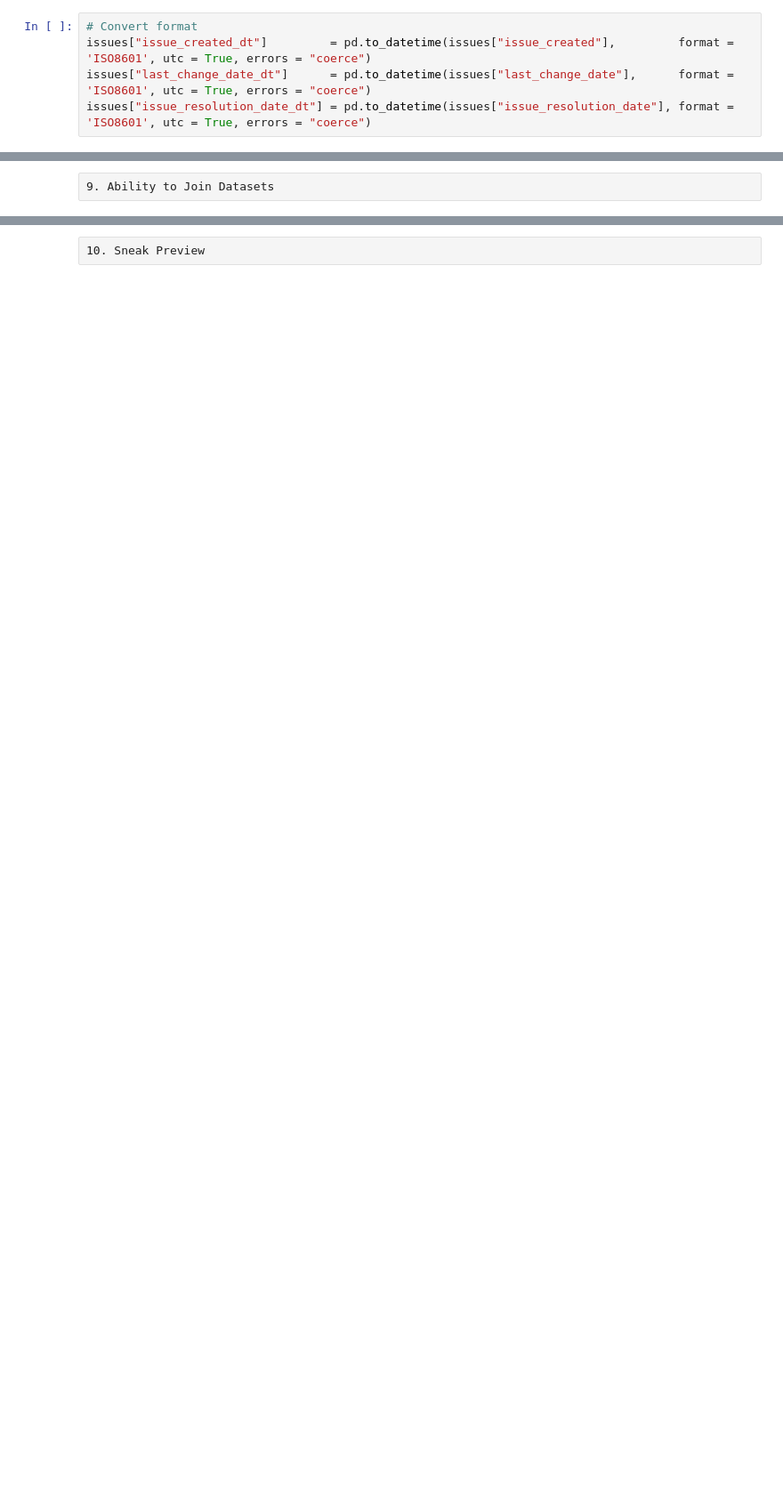
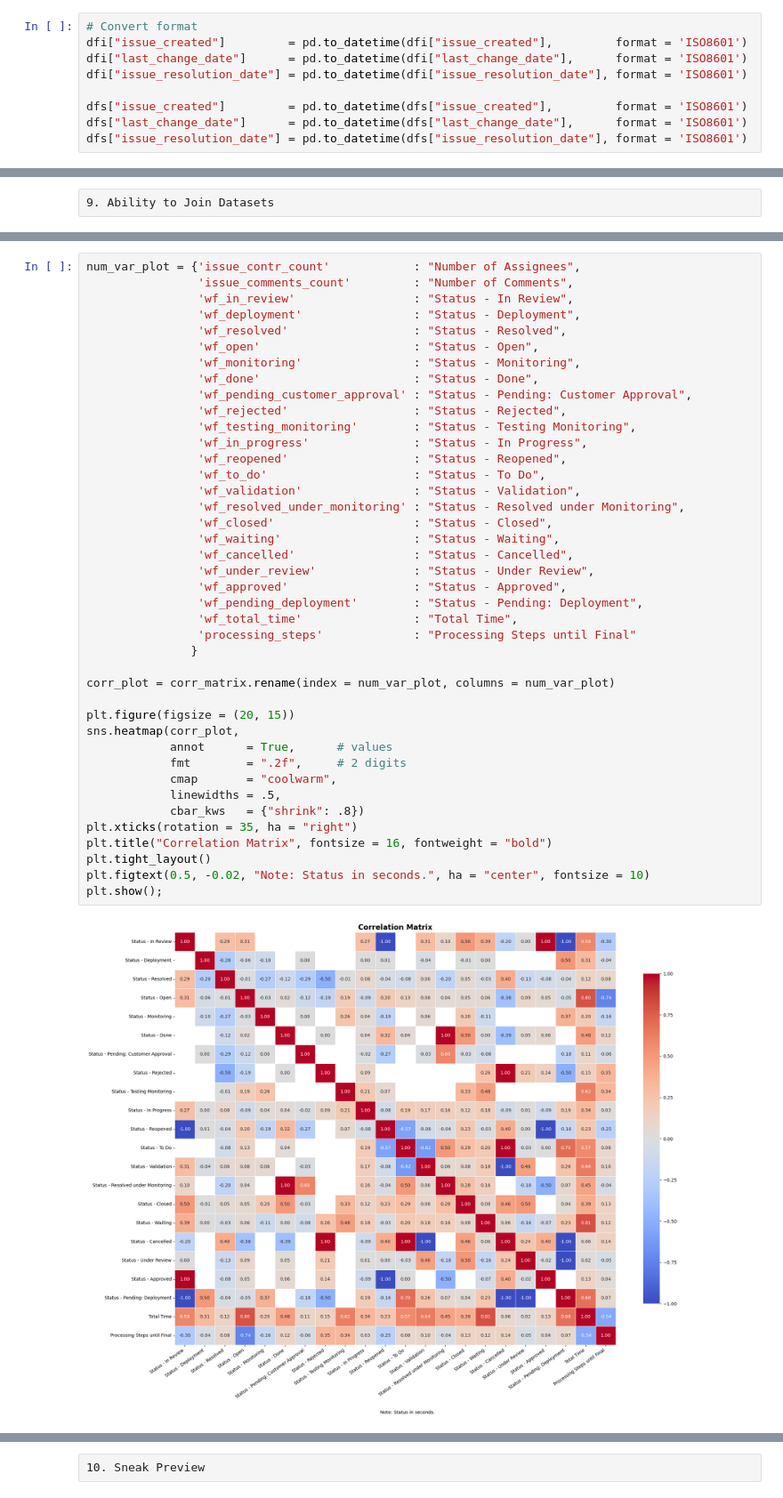
Before and after one commit to DataScientest-Studio/nov25_bds_int_helpdesk, a Jupyter notebook: notebooks/01_Data-inventory.ipynb, the cells around one changed output, grey strips where cells are left out. Shown at 89% size. Saved outputs shown, nothing was run; the diff lists cells and outputs as text; blank space fills up the shorter version.

```diff
--- a/notebooks/01_Data-inventory.ipynb
+++ b/notebooks/01_Data-inventory.ipynb
@@ -318,5 +336,9 @@ Note: Variables with 0% missing are omitted.
 # %%
 # Convert format
-issues["issue_created_dt"]         = pd.to_datetime(issues["issue_created"],         format = 'ISO8601', utc = True, errors = "coerce")
-issues["last_change_date_dt"]      = pd.to_datetime(issues["last_change_date"],      format = 'ISO8601', utc = True, errors = "coerce")
-issues["issue_resolution_date_dt"] = pd.to_datetime(issues["issue_resolution_date"], format = 'ISO8601', utc = True, errors = "coerce")
+dfi["issue_created"]         = pd.to_datetime(dfi["issue_created"],         format = 'ISO8601')
+dfi["last_change_date"]      = pd.to_datetime(dfi["last_change_date"],      format = 'ISO8601')
+dfi["issue_resolution_date"] = pd.to_datetime(dfi["issue_resolution_date"], format = 'ISO8601')
+
+dfs["issue_created"]         = pd.to_datetime(dfs["issue_created"],         format = 'ISO8601')
+dfs["last_change_date"]      = pd.to_datetime(dfs["last_change_date"],      format = 'ISO8601')
+dfs["issue_resolution_date"] = pd.to_datetime(dfs["issue_resolution_date"], format = 'ISO8601')
@@ -375,0 +437,43 @@ Issue IDs in Performance Ratings found in Issue IDs: 100.00% of unique IDs
+# %%
+num_var_plot = {'issue_contr_count'            : "Number of Assignees",
+                'issue_comments_count'         : "Number of Comments",
+                'wf_in_review'                 : "Status - In Review",
+                'wf_deployment'                : "Status - Deployment",
+                'wf_resolved'                  : "Status - Resolved",
+                'wf_open'                      : "Status - Open",
+                'wf_monitoring'                : "Status - Monitoring",
+                'wf_done'                      : "Status - Done",
+                'wf_pending_customer_approval' : "Status - Pending: Customer Approval",
+                'wf_rejected'                  : "Status - Rejected",
+                'wf_testing_monitoring'        : "Status - Testing Monitoring",
+                'wf_in_progress'               : "Status - In Progress",
+                'wf_reopened'                  : "Status - Reopened",
+                'wf_to_do'                     : "Status - To Do",
+                'wf_validation'                : "Status - Validation",
+                'wf_resolved_under_monitoring' : "Status - Resolved under Monitoring",
+                'wf_closed'                    : "Status - Closed",
+                'wf_waiting'                   : "Status - Waiting",
+                'wf_cancelled'                 : "Status - Cancelled",
+                'wf_under_review'              : "Status - Under Review",
+                'wf_approved'                  : "Status - Approved",
+                'wf_pending_deployment'        : "Status - Pending: Deployment",
+                'wf_total_time'                : "Total Time",
+                'processing_steps'             : "Processing Steps until Final"
+               }
+
+corr_plot = corr_matrix.rename(index = num_var_plot, columns = num_var_plot)
+
+plt.figure(figsize = (20, 15))
+sns.heatmap(corr_plot,
+            annot      = True,      # values
+            fmt        = ".2f",     # 2 digits
+            cmap       = "coolwarm",
+            linewidths = .5,
+            cbar_kws   = {"shrink": .8})
+plt.xticks(rotation = 35, ha = "right")
+plt.title("Correlation Matrix", fontsize = 16, fontweight = "bold")
+plt.tight_layout()
+plt.figtext(0.5, -0.02, "Note: Status in seconds.", ha = "center", fontsize = 10)
+plt.show();
+# %% [output]
+[figure, added]
```
Also changed, not shown: parts of 42 cells of this notebook.
